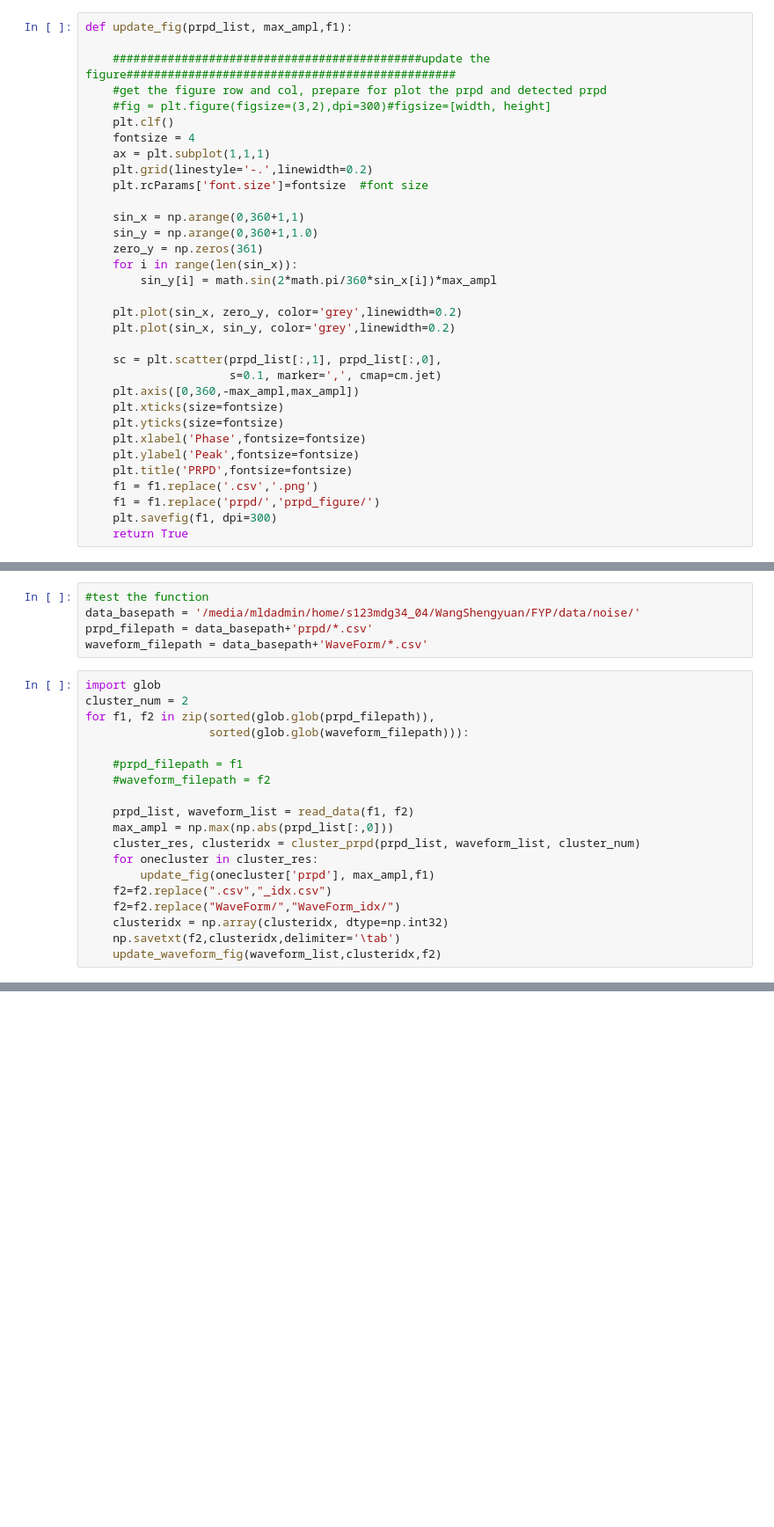
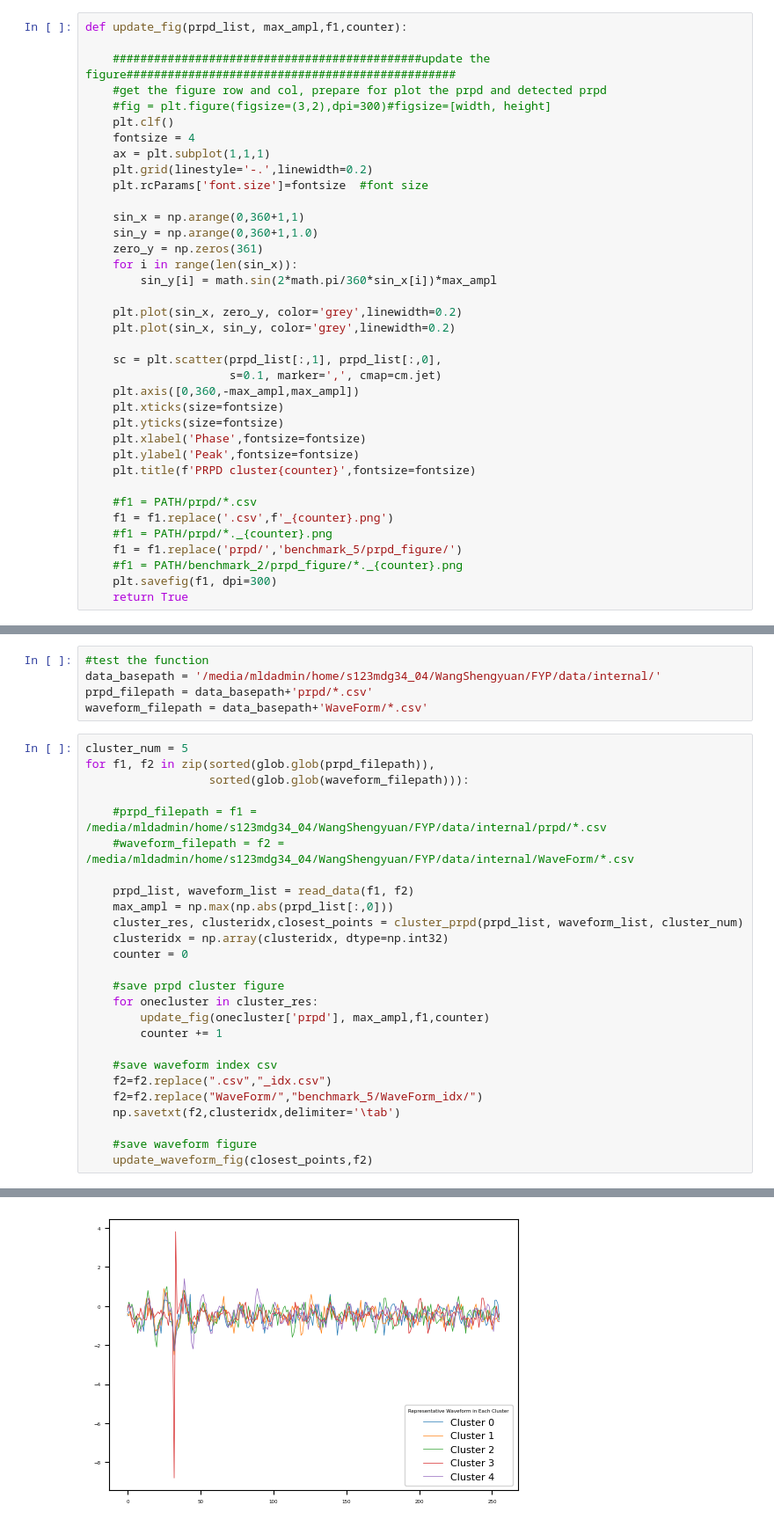
Before and after one commit to AlvisWSY/FYP, a Jupyter notebook: code/FYP_PD_detection_identification_2024.ipynb, the cells around one changed output, grey strips where cells are left out. Shown at 88% size. Cells and saved outputs as stored; diff of their text form; blank space fills up the shorter version.

Commit message:
data clean done

```diff
--- a/code/FYP_PD_detection_identification_2024.ipynb
+++ b/code/FYP_PD_detection_identification_2024.ipynb
@@ -232,5 +235,5 @@ def cluster_prpd(prpd_data, waveform_data, cluster_num=3):
 # %%
-def update_fig(prpd_list, max_ampl,f1):
+def update_fig(prpd_list, max_ampl,f1,counter):
 
     #############################################update the figure################################################
     #get the figure row and col, prepare for plot the prpd and detected prpd
@@ -257,9 +260,13 @@ def update_fig(prpd_list, max_ampl,f1):
     plt.yticks(size=fontsize)
     plt.xlabel('Phase',fontsize=fontsize)
     plt.ylabel('Peak',fontsize=fontsize)
-    plt.title('PRPD',fontsize=fontsize)
-    f1 = f1.replace('.csv','.png')
-    f1 = f1.replace('prpd/','prpd_figure/')
+    plt.title(f'PRPD cluster{counter}',fontsize=fontsize)
+
+    #f1 = PATH/prpd/*.csv
+    f1 = f1.replace('.csv',f'_{counter}.png')
+    #f1 = PATH/prpd/*._{counter}.png
+    f1 = f1.replace('prpd/','benchmark_5/prpd_figure/')
+    #f1 = PATH/benchmark_2/prpd_figure/*._{counter}.png
     plt.savefig(f1, dpi=300)
     return True
 # %%
@@ -285,27 +292,35 @@ def update_waveform_fig(waveform_list,clusteridx,f2):
     return True
 # %%
 #test the function
-data_basepath = '/media/mldadmin/home/s123mdg34_04/WangShengyuan/FYP/data/noise/'
+data_basepath = '/media/mldadmin/home/s123mdg34_04/WangShengyuan/FYP/data/internal/'
 prpd_filepath = data_basepath+'prpd/*.csv'
 waveform_filepath = data_basepath+'WaveForm/*.csv'
 # %%
-import glob
-cluster_num = 2
+cluster_num = 5
 for f1, f2 in zip(sorted(glob.glob(prpd_filepath)),
                   sorted(glob.glob(waveform_filepath))):
 
-    #prpd_filepath = f1
-    #waveform_filepath = f2
+    #prpd_filepath = f1 = /media/mldadmin/home/s123mdg34_04/WangShengyuan/FYP/data/internal/prpd/*.csv
+    #waveform_filepath = f2 = /media/mldadmin/home/s123mdg34_04/WangShengyuan/FYP/data/internal/WaveForm/*.csv
 
     prpd_list, waveform_list = read_data(f1, f2)
     max_ampl = np.max(np.abs(prpd_list[:,0]))
-    cluster_res, clusteridx = cluster_prpd(prpd_list, waveform_list, cluster_num)
+    cluster_res, clusteridx,closest_points = cluster_prpd(prpd_list, waveform_list, cluster_num)
+    clusteridx = np.array(clusteridx, dtype=np.int32)
+    counter = 0
+
+    #save prpd cluster figure
     for onecluster in cluster_res:
-        update_fig(onecluster['prpd'], max_ampl,f1)
+        update_fig(onecluster['prpd'], max_ampl,f1,counter)
+        counter += 1
+
+    #save waveform index csv
     f2=f2.replace(".csv","_idx.csv")
-    f2=f2.replace("WaveForm/","WaveForm_idx/")
-    clusteridx = np.array(clusteridx, dtype=np.int32)
+    f2=f2.replace("WaveForm/","benchmark_5/WaveForm_idx/")
     np.savetxt(f2,clusteridx,delimiter='\tab')
-    update_waveform_fig(waveform_list,clusteridx,f2)
+
+    #save waveform figure
+    update_waveform_fig(closest_points,f2)
 # %% [output]
 <Figure size 640x480 with 0 Axes>
+[figure, added]
```
Also changed, not shown: parts of 5 cells of this notebook, 8 other files.
